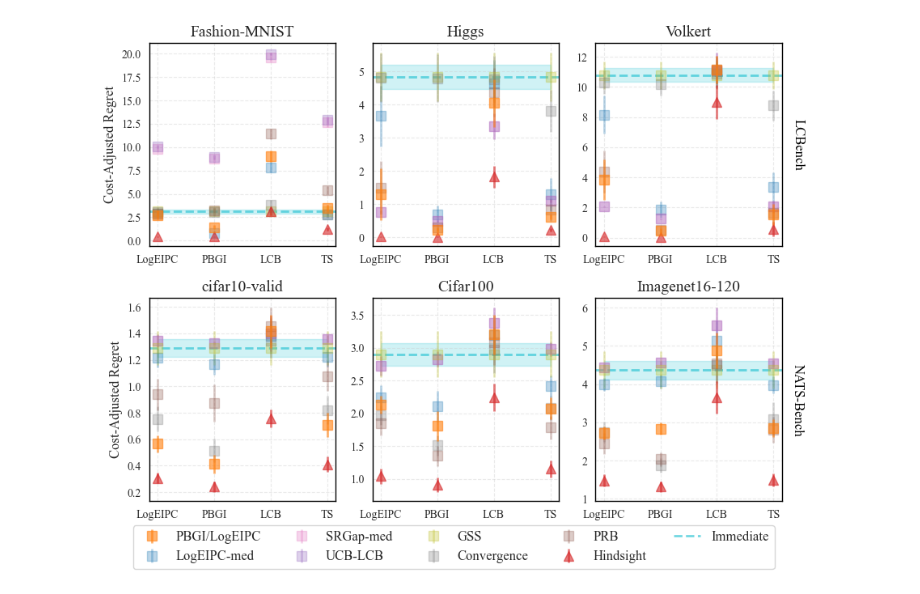
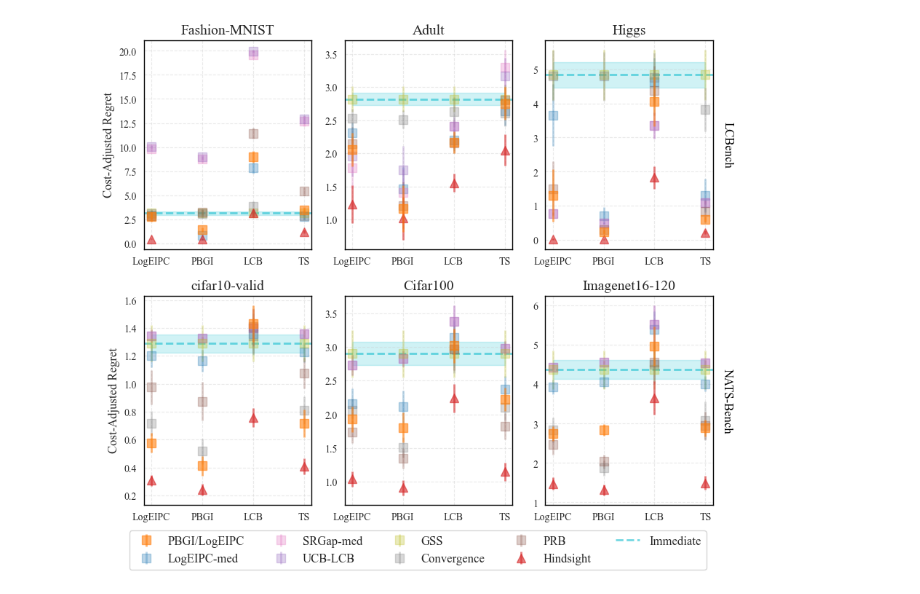
Before and after one commit to QianJaneXie/CostAwareStoppingBayesOpt, a Jupyter notebook: notebooks/LCBench_NATS_KnownCost.ipynb, the cells around one changed output. Cells and saved outputs as stored; diff of their text form; code cells hidden in the pictures.

```diff
--- a/notebooks/LCBench_NATS_KnownCost.ipynb
+++ b/notebooks/LCBench_NATS_KnownCost.ipynb
@@ -14,7 +14,7 @@ plt.rcParams['font.serif'] = 'Times New Roman'
 # %%
 best_acc_per_dataset = {
     'Fashion-MNIST': 90.17316017316017,
-    # 'adult': 83.00552211950115,
+    'adult': 83.00552211950115,
     'higgs': 71.86302385956238,
     'volkert': 62.765681026866915,
     'cifar10-valid': 90.5,
@@ -30,13 +30,13 @@ import numpy as np
 # bench.query_best_final(dataset, "final_test_accuracy", "final_test_accuracy", 0)
 
 # === Config ===
-dataset_names = ['Fashion-MNIST', 'higgs', 'volkert', 'cifar10-valid', 'cifar100', 'ImageNet16-120']
+dataset_names = ['Fashion-MNIST', 'adult', 'higgs', 'cifar10-valid', 'cifar100', 'ImageNet16-120']
 lambdas       = [1e-3, 1e-4, 1e-5]
 acq_order     = ['LogEIPC', 'PBGI', 'LCB', 'TS']
 init          = 0
 
 # Define lambda values for each benchmark
-lcbench_datasets = ['Fashion-MNIST', 'higgs', 'volkert']
+lcbench_datasets = ['Fashion-MNIST', 'adult', 'higgs']
 nats_datasets = ['cifar10-valid', 'cifar100', 'ImageNet16-120']
 
 # Lambda mapping: LCBench uses 1e-4, NATS-Bench uses 1e-5
@@ -49,7 +49,7 @@ for dataset in nats_datasets:
 
 cost_limit_per_dataset = {
     "Fashion-MNIST": 160000,
-    # "adult":         40000,
+    "adult":         40000,
     "higgs":         80000,
     "volkert":       80000,
     "cifar10-valid":    240000,
@@ -232,7 +232,7 @@ def style_spines(ax, color='black', linewidth=1):
 n_acq_cols = len(acq_order)
 
 n_rows, n_cols = 2, 3
-fig, axes = plt.subplots(n_rows, n_cols, figsize=(3 * n_cols, 3.6 * n_rows), sharey=False)
+fig, axes = plt.subplots(n_rows, n_cols, figsize=(3 * n_cols, 4 * n_rows), sharey=False)
 axes_flat = axes.flatten()
 
 for ds_idx, d in enumerate(dataset_names):
@@ -344,31 +344,31 @@ for ds_idx, d in enumerate(dataset_names):
     if col == 0:
         ax.set_ylabel("Cost-Adjusted Regret")
 
     # Right-side labels for the last column in each row
     if col == n_cols - 1:
         right_label = 'LCBench' if row == 0 else 'NATS-Bench'
         ax.text(1.05, 0.5, right_label, transform=ax.transAxes,
                 rotation=-90, va='center', ha='left', fontsize=12, color='black')
 
 # Hide unused subplots (if any)
 for k in range(len(dataset_names), len(axes_flat)):
     axes_flat[k].set_visible(False)
 
 # Shared legend
 handles, labels = axes_flat[0].get_legend_handles_labels()
 legend_hls = dict(zip(labels, handles))
 
 # Move Immediate to the end if it exists
 if 'Immediate' in legend_hls:
     immediate_handle = legend_hls.pop('Immediate')
     legend_hls['Immediate'] = immediate_handle
 
 fig.legend(legend_hls.values(), legend_hls.keys(),
            loc='lower center', bbox_to_anchor=(0.5, -0.02),
            ncol=ceil(len(legend_hls) / 2), fontsize=12)
 
 plt.tight_layout(rect=[0, 0.05, 1, 0.95])
 plt.savefig('../plots/BarPlot_LCBench_NATS.pdf', bbox_inches='tight')
 plt.show()
 # %% [output]
-[figure, old version]
+[figure, new version]
```
